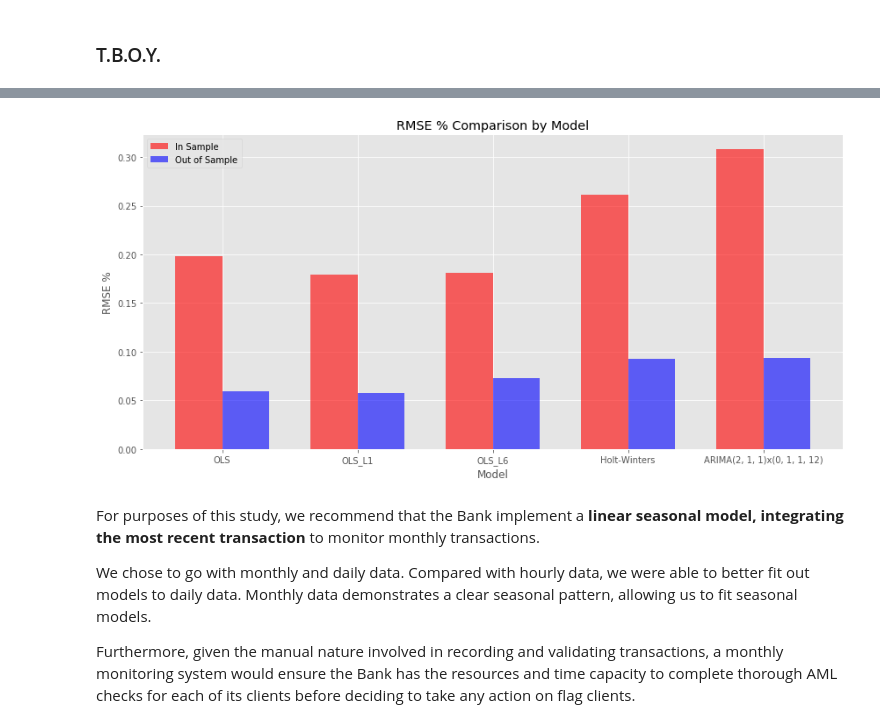
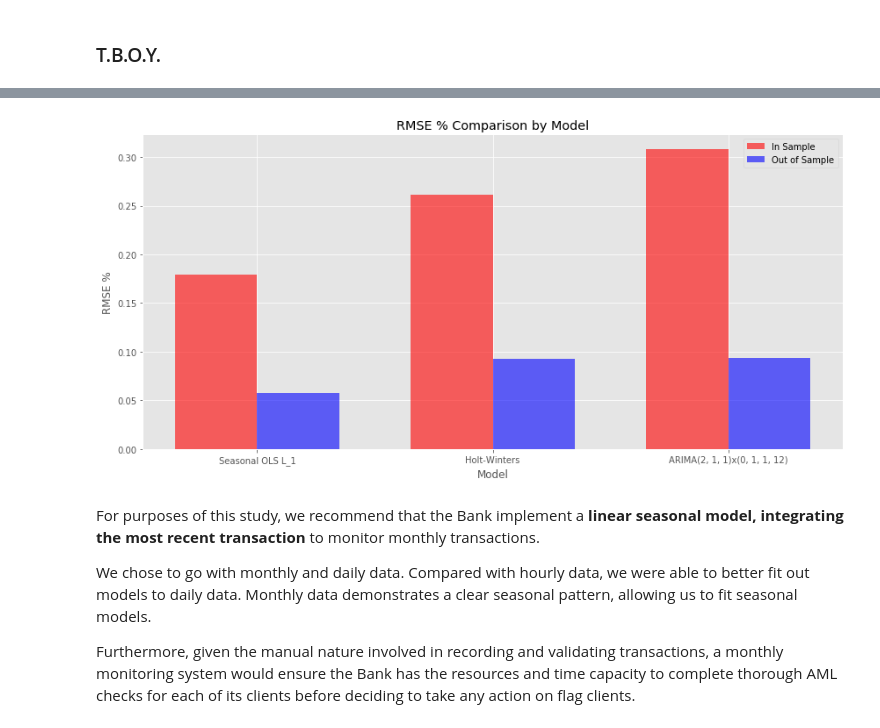
Before and after one commit to harizhisham/amarcord-1, a Jupyter notebook: local_amarcord_data_dd.ipynb, the cells around one changed output, grey strips where cells are left out. Saved outputs shown, nothing was run; the diff lists cells and outputs as text; code cells hidden in the pictures.

```diff
--- a/local_amarcord_data_dd.ipynb
+++ b/local_amarcord_data_dd.ipynb
@@ -1325,48 +1342,44 @@ pd.DataFrame(perf_out)
 | RMSE_pcent | 0.059268 | 0.057703 | 0.0729224 | 0.0927935 | 0.0938441 | ... |
 # %%
 # Assign in and out of sample RMSE from dictionaries created.
-rmse1_in = perf_in['monthly_incoming']['RMSE_pcent']
-rmse2_in = perf_in['monthly_incoming_L1']['RMSE_pcent']
-rmse3_in = perf_in['monthly_incoming_L6']['RMSE_pcent']
-rmse4_in = perf_in['HW_monthly_incoming']['RMSE_pcent']
-rmse5_in = perf_in['SARIMA(2, 1, 1)x(0, 1, 1, 12)']['RMSE_pcent']
-rmse1_out = perf_out['monthly_incoming']['RMSE_pcent']
-rmse2_out = perf_out['monthly_incoming_L1']['RMSE_pcent']
-rmse3_out = perf_out['monthly_incoming_L6']['RMSE_pcent']
-rmse4_out = perf_out['HW_monthly_incoming']['RMSE_pcent']
-rmse5_out = perf_out['SARIMA(2, 1, 1)x(0, 1, 1, 12)']['RMSE_pcent']
+rmse1_in = perf_in['monthly_incoming_L1']['RMSE_pcent']
+rmse2_in = perf_in['HW_monthly_incoming']['RMSE_pcent']
+rmse3_in = perf_in['SARIMA(2, 1, 1)x(0, 1, 1, 12)']['RMSE_pcent']
+rmse1_out = perf_out['monthly_incoming_L1']['RMSE_pcent']
+rmse2_out = perf_out['HW_monthly_incoming']['RMSE_pcent']
+rmse3_out = perf_out['SARIMA(2, 1, 1)x(0, 1, 1, 12)']['RMSE_pcent']
 # %%
 '''
 Adapted from https://pythonspot.com/matplotlib-bar-chart/
 '''
 fig, ax = plt.subplots()
-index = np.arange(5)
+index = np.arange(3)
 bar_width = 0.35
 opacity = 0.6
 
-in_sample = (rmse1_in, rmse2_in, rmse3_in, rmse4_in, rmse5_in)
-out_sample = (rmse1_out, rmse2_out, rmse3_out, rmse4_out, rmse5_out)
+in_sample = (rmse1_in, rmse2_in, rmse3_in)
+out_sample = (rmse1_out, rmse2_out, rmse3_out)
 
 rects1 = plt.bar(index, in_sample, bar_width,
                 alpha=opacity,
                 color='r',
                 label='In Sample')
 
 rects2 = plt.bar(index + bar_width, out_sample, bar_width,
                 alpha=opacity,
                 color='b',
                 label='Out of Sample')
 
 plt.xlabel('Model')
 plt.ylabel('RMSE %')
 plt.title('RMSE % Comparison by Model')
-plt.xticks(index + (bar_width/2), ('OLS','OLS_L1', 'OLS_L6', 'Holt-Winters', 'ARIMA(2, 1, 1)x(0, 1, 1, 12)'))
+plt.xticks(index + (bar_width/2), ('Seasonal OLS L_1', 'Holt-Winters', 'ARIMA(2, 1, 1)x(0, 1, 1, 12)'))
 plt.legend()
 
 plt.tight_layout()
 plt.show()
 # %% [output]
-[figure, old version]
+[figure, new version]
 # %% [markdown]
 For purposes of this study, we recommend that the Bank implement a __linear seasonal model, integrating the most recent transaction__ to monitor monthly transactions.
 
```
Also changed, not shown: parts of 18 cells of this notebook.
